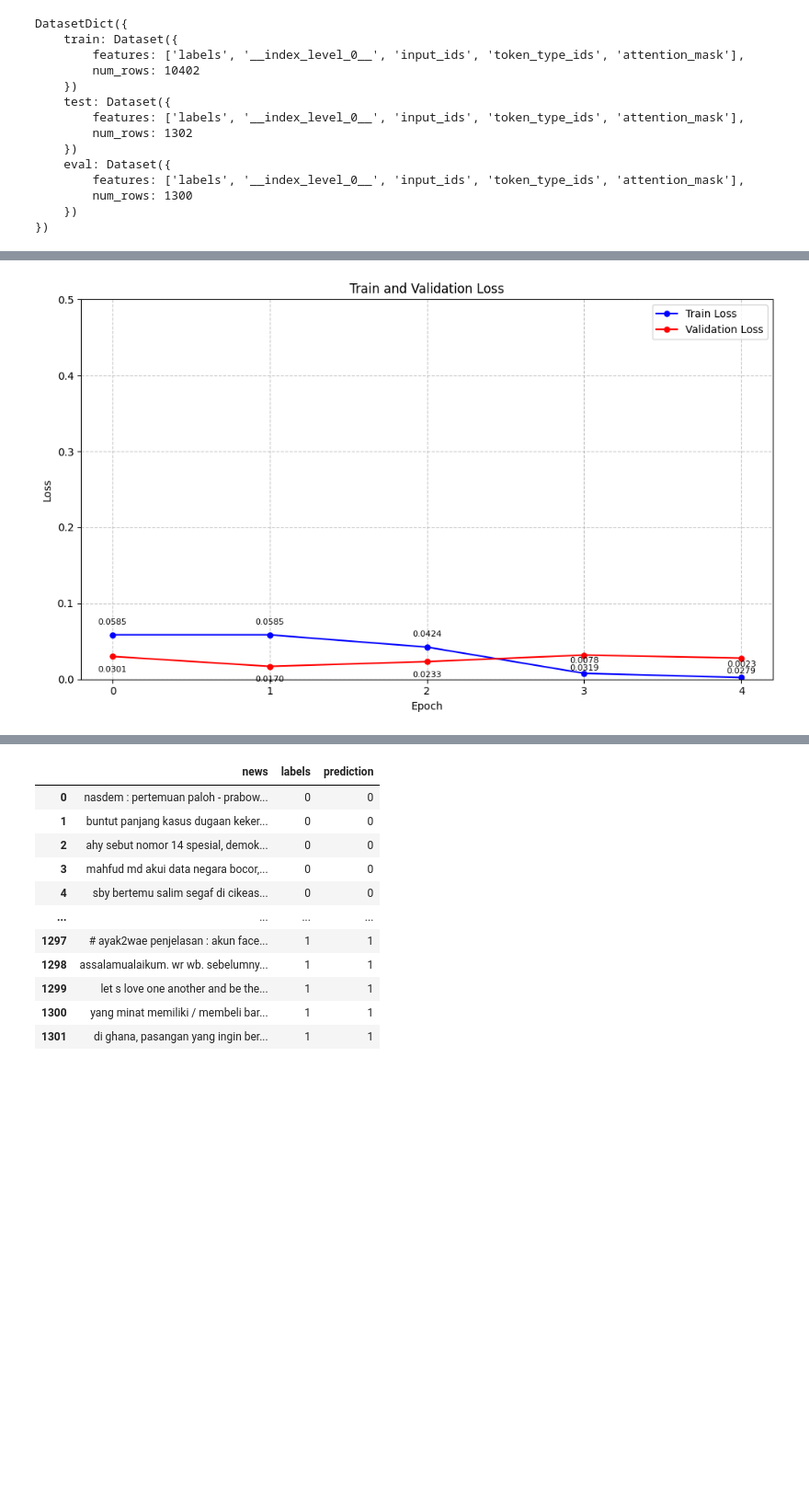
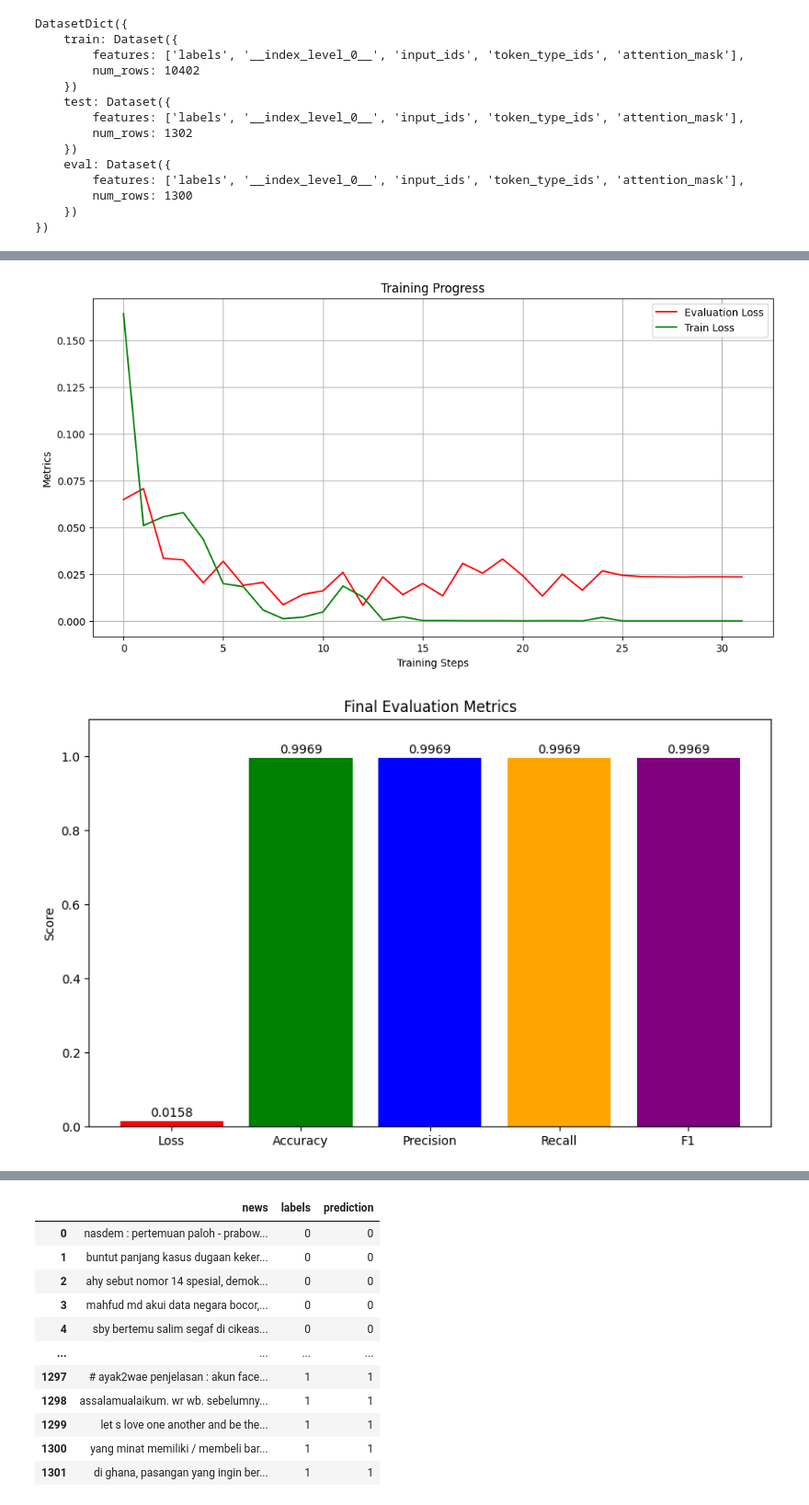
Before and after one commit to reiitama/Klasifikasi-Berita-Hoaks-pada-Berita-Politik-Menggunakan-IndoBERT, a Jupyter notebook: klasifikasi_berita.ipynb, the cells around one changed output, grey strips where cells are left out. Shown: that part at 92% size. Drawn from its saved outputs; the diff is of its cells as text; code cells hidden in the pictures; blank space fills up the shorter version.

```diff
--- a/klasifikasi_berita.ipynb
+++ b/klasifikasi_berita.ipynb
@@ -570,36 +582,43 @@ trainer.state.log_history
-# %%
-import matplotlib.pyplot as plt
-
-# Data train loss dan validation loss
-train_loss = [0.0585, 0.0055, 0.0003]  # Data yang tersedia
-eval_loss = [0.030068352818489075, 0.017018277198076248, 0.023286907002329826, 0.031883593648672104, 0.027915703132748604]
-
-# Membuat array epoch
-epochs = np.arange(0, 5)
-
-# Interpolasi train loss untuk 5 epoch
-train_loss_interp = np.interp(epochs, [0, 1.5337423312883436, 3.067484662576687, 4.601226993865031], [0.0585, 0.0585, 0.0055, 0.0003])
-
-# Membuat plot
-plt.figure(figsize=(10, 6))
-plt.plot(epochs, train_loss_interp, marker='o', markersize=5, label='Train Loss', color='blue')
-plt.plot(epochs, eval_loss, marker='o', markersize=5, label='Validation Loss', color='red')
-
-# Konfigurasi plot
-plt.xlabel('Epoch')
-plt.ylabel('Loss')
-plt.title('Train and Validation Loss')
-plt.legend()
-plt.grid(True, linestyle='--', alpha=0.7)
-plt.ylim(0, 0.5)  # Mengubah rentang y menjadi 0-0.1
-plt.xticks(epochs)
-
-# Menambahkan anotasi nilai
-for i, (tl, vl) in enumerate(zip(train_loss_interp, eval_loss)):
-    plt.annotate(f'{tl:.4f}', (i, tl), textcoords="offset points", xytext=(0,10), ha='center', fontsize=8)
-    plt.annotate(f'{vl:.4f}', (i, vl), textcoords="offset points", xytext=(0,-15), ha='center', fontsize=8)
-
-plt.tight_layout()
-plt.show()
-# %% [output]
-[figure, removed]
+# %%
+# Mengambil history dari trainer
+history = trainer.state.log_history
+
+# Mengekstrak data training dan evaluation
+train_loss = [x['loss'] for x in history if 'loss' in x and 'eval_loss' not in x]
+eval_loss = [x['eval_loss'] for x in history if 'eval_loss' in x][:-1]
+eval_accuracy = [x['eval_accuracy'] for x in history if 'eval_accuracy' in x]
+
+# Membuat plot
+plt.figure(figsize=(12, 6))
+
+# Plot evaluation loss dan accuracy
+eval_steps = list(range(len(train_loss)))#[::len(train_loss)//len(eval_loss)])
+plt.plot(eval_steps, eval_loss, label='Evaluation Loss', color='red')
+plt.plot(eval_steps, train_loss, label='Train Loss', color='green')
+
+plt.title('Training Progress')
+plt.xlabel('Training Steps')
+plt.ylabel('Metrics')
+plt.legend()
+plt.grid(True)
+
+plt.show()
+
+# Membuat bar plot untuk metrik evaluasi terakhir
+final_eval = history[-1]
+metrics = ['Loss', 'Accuracy', 'Precision', 'Recall', 'F1']
+values = [final_eval[f'eval_{m.lower()}'] for m in metrics]
+
+plt.figure(figsize=(10, 6))
+plt.bar(metrics, values, color=['red', 'green', 'blue', 'orange', 'purple'])
+plt.title('Final Evaluation Metrics')
+plt.ylabel('Score')
+plt.ylim(0, 1.1)
+
+for i, v in enumerate(values):
+    plt.text(i, v + 0.01, f'{v:.4f}', ha='center')
+
+plt.show()
+# %% [output]
+[figure, added]
+[figure, added]
```
Also changed, not shown: parts of 15 cells of this notebook, 2 other files.
